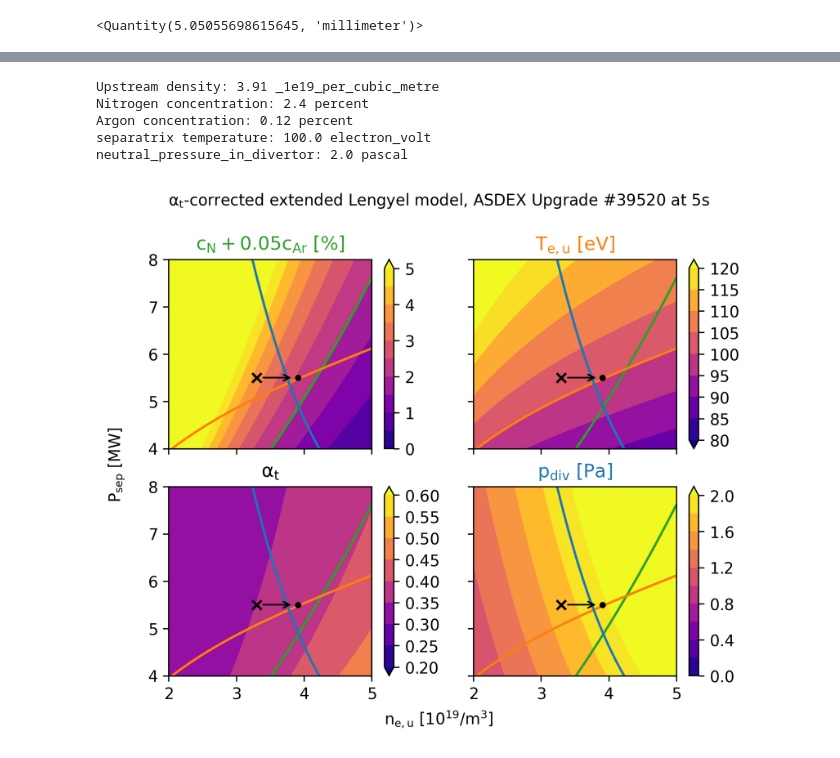
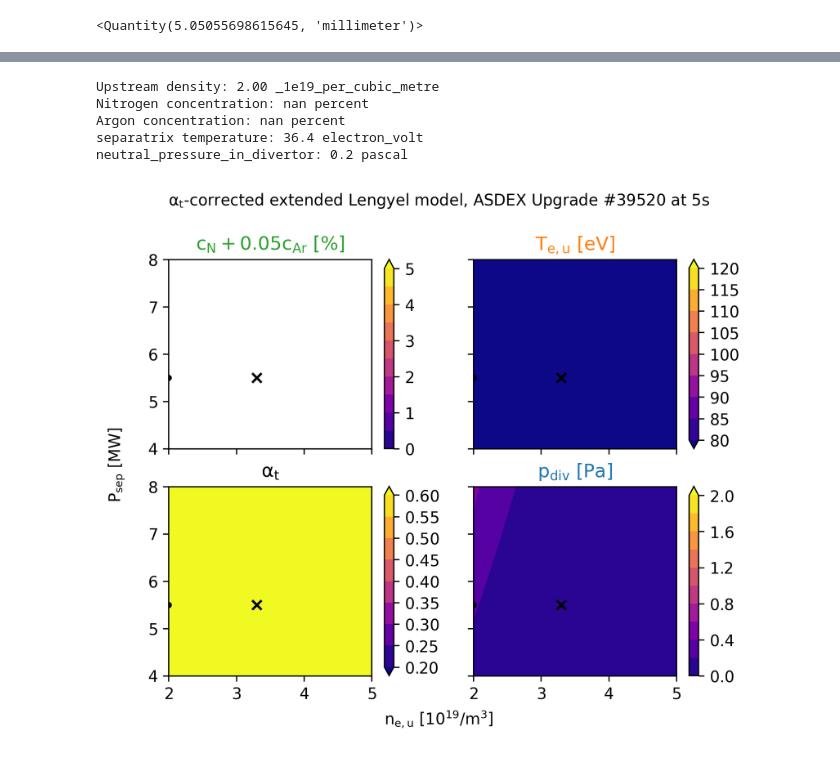
Before and after one commit to cfs-energy/extended-lengyel, a Jupyter notebook: notebooks/8.Compare_to_experiment.ipynb, the cells around one changed output, grey strips where cells are left out. Drawn from its saved outputs; the diff is of its cells as text; code cells hidden in the pictures.

```diff
--- a/notebooks/8.Compare_to_experiment.ipynb
+++ b/notebooks/8.Compare_to_experiment.ipynb
@@ -33,6 +35,21 @@ impurity_species_list = extended_lengyel.read_config(
 
 impurity_weights_list = xr.DataArray(impurity_weights_list, coords=dict(dim_species = impurity_species_list))
 impurity_species_list = xr.DataArray([AtomicSpecies[k] for k in impurity_species_list], coords=dict(dim_species = impurity_species_list))
+# %%
+import extended_lengyel.directories
+from extended_lengyel.extended_lengyel_model.Lengyel_model_core import build_mean_charge_interpolator, build_L_int_integrator
+from cfspopcon.formulas.atomic_data import read_atomic_data
+
+atomic_data = read_atomic_data(radas_dir=extended_lengyel.directories.radas_dir)
+
+fixed_impurity_weights_list = [1.5e-5]
+fixed_impurity_species_list = ["Tungsten"]
+
+fixed_impurity_weights_list = xr.DataArray(fixed_impurity_weights_list, coords=dict(dim_species = fixed_impurity_species_list))
+fixed_impurity_species_list = xr.DataArray([AtomicSpecies[k] for k in fixed_impurity_species_list], coords=dict(dim_species = fixed_impurity_species_list))
+
+background_cz_L_int = build_L_int_integrator(fixed_impurity_species_list, fixed_impurity_weights_list, atomic_data, reference_electron_density=8.111291e+19*ureg.m**-3)
+background_cz_mean_charge = build_mean_charge_interpolator(fixed_impurity_species_list, fixed_impurity_weights_list, atomic_data, reference_electron_density=8.111291e+19*ureg.m**-3)
 # %%
 def run_model(
     **overrides
@@ -159,6 +179,8 @@ p0_color = "C0"
 ds = run_model(
     separatrix_electron_density = extended_lengyel.promote_to_coordinate(np.linspace(2, 5, num=100), ureg.n19, dims="separatrix_electron_density"),
     power_crossing_separatrix   = extended_lengyel.promote_to_coordinate(np.linspace(4, 8, num=50), ureg.MW, dims="power_crossing_separatrix"),
+    background_cz_L_int = background_cz_L_int,
+    background_cz_mean_charge = background_cz_mean_charge,
 )
 
 ix = np.abs(ds["separatrix_electron_temp"].sel(dim_power_crossing_separatrix = selected_y, method="nearest") - assumed_Tesep).argmin().item()
@@ -190,36 +212,36 @@ plt.colorbar(im, ax = axs[1][0])
 axs[1][0].set_title("$\\alpha_{t}$")
 
 im = axs[1][1].contourf(x, y, mag(transpose(ds["neutral_pressure_in_divertor"]), "Pa"), levels=np.linspace(0, 2, num=11), extend="max", cmap=cmap)
 plt.colorbar(im, ax = axs[1][1])
 axs[1][1].set_title("$p_{div}$ [Pa]", color=p0_color)
 
 for ax in axs.flatten():
     ax.scatter(selected_x, selected_y, color="k", marker="x", zorder=10)
     ax.scatter(adjusted_x, selected_y, color="k", marker=".", zorder=10)
     ax.annotate("", xytext=(selected_x+x_spacing, selected_y), xy=(adjusted_x-x_spacing, selected_y), arrowprops=dict(arrowstyle="->"))
 
     ax.contour(x, y, mag(transpose(ds["impurity_fraction"]), "%"),
         levels=[mag(measurement_data["nitrogen_concentration"], "%")],
         colors=cz_color
     )
     ax.contour(x, y, mag(transpose(ds["separatrix_electron_temp"]), "eV"),
         levels=[mag(measurement_data["seperatrix_electron_temp"], "eV")],
         colors=Tu_color
     )
     ax.contour(x, y, mag(transpose(ds["neutral_pressure_in_divertor"]), "Pa"),
         levels=[mag(measurement_data["divertor_neutral_pressure"], "Pa")],
         colors=p0_color
     )
 
 fig.text(0.5, 0.02, xlabel, ha='center')
 fig.text(0.04, 0.5, ylabel, va='center', rotation='vertical')
 fig.text(0.5, 0.98, "$\\alpha_t$-corrected extended Lengyel model, ASDEX Upgrade #39520 at 5s", ha='center')
 
 fig.savefig(extended_lengyel.directories.output_dir / "comparison_to_NF2024", dpi=300, bbox_inches="tight")
 # %% [output]
-Upstream density: 3.91 _1e19_per_cubic_metre
-Nitrogen concentration: 2.4 percent
-Argon concentration: 0.12 percent
-separatrix temperature: 100.0 electron_volt
-neutral_pressure_in_divertor: 2.0 pascal
+Upstream density: 2.00 _1e19_per_cubic_metre
+Nitrogen concentration: nan percent
+Argon concentration: nan percent
+separatrix temperature: 36.4 electron_volt
+neutral_pressure_in_divertor: 0.2 pascal
-[figure, old version]
+[figure, new version]
```
Also changed, not shown: parts of 3 cells of this notebook, 5 other files.
